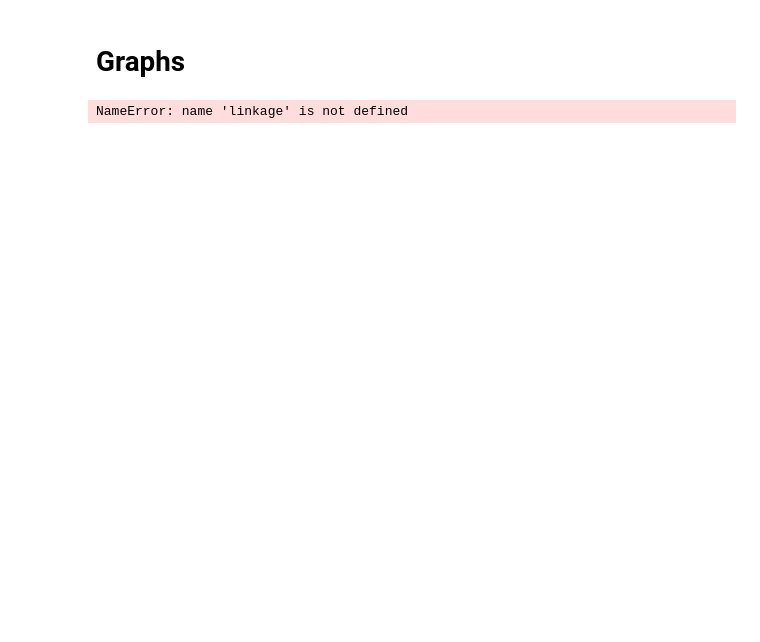
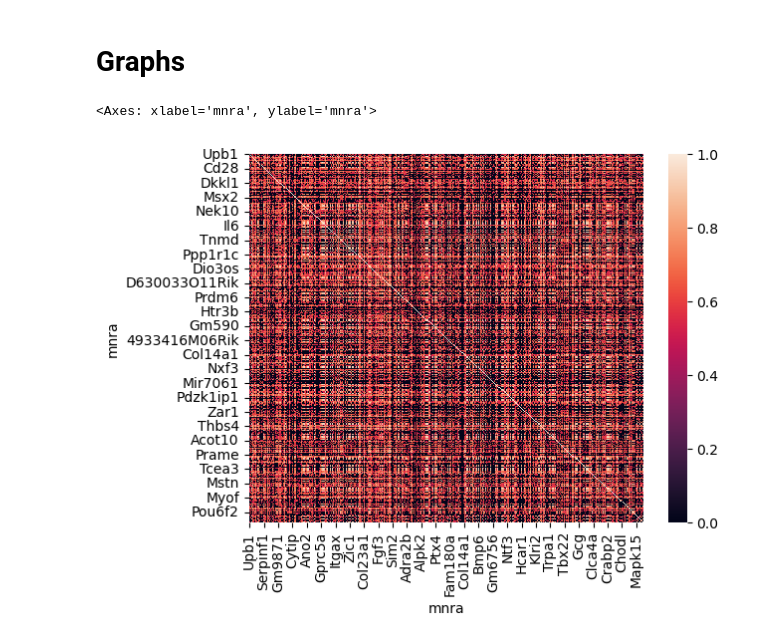
Before and after one commit to Finebouche/transcriptome_dataset, a Jupyter notebook: analysis.ipynb, the cells around one changed output. Cells and saved outputs as stored; diff of their text form; code cells hidden in the pictures; blank space fills up the shorter version.

```diff
--- a/analysis.ipynb
+++ b/analysis.ipynb
@@ -392,16 +397,16 @@ array([-1,  0,  1,  2,  3])
 # %% [markdown]
 # Graphs
 # %%
-# Replace this with your actual DataFrame.
-# common_genes_df = pd.DataFrame(...)
+expression_data = common_genes_df.drop(columns=['mean', 'std', 'cv'])
+correlation_matrix = expression_data.T.corr()
 
-# Exclude non-sample columns for correlation computation
-samples_df = common_genes_df.drop(columns=['mean', 'std', 'cv'])
+# Make all values in correlation_matrix positive
+correlation_matrix = np.abs(correlation_matrix)
 
-# Compute the correlation matrix
-corr_matrix = samples_df.T.corr()
-
-# Perform hierarchical clustering
-Z = linkage(corr_matrix, 'ward')
+# Set values below threshold to 0
+threshold = 0.5
+correlation_matrix.where(correlation_matrix >= threshold, 0, inplace=True)
+sns.heatmap(correlation_matrix)
 # %% [output]
-NameError: name 'linkage' is not defined
+<Axes: xlabel='mnra', ylabel='mnra'>
+[figure, added]
```
Also changed, not shown: parts of 8 cells of this notebook.
